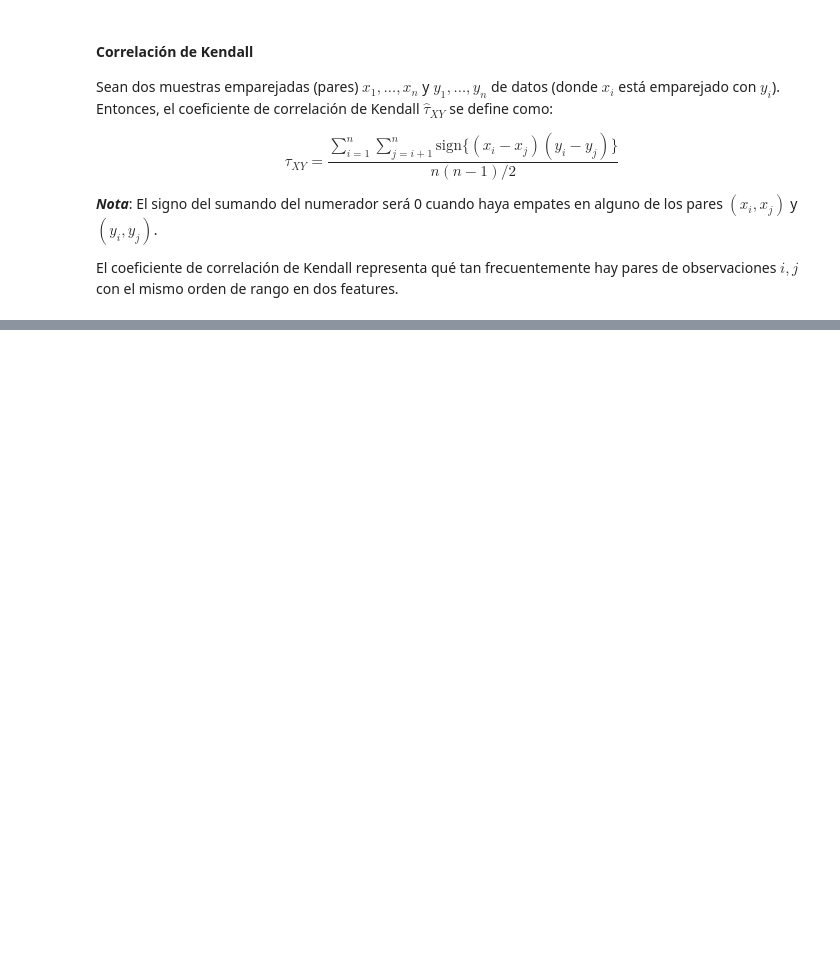
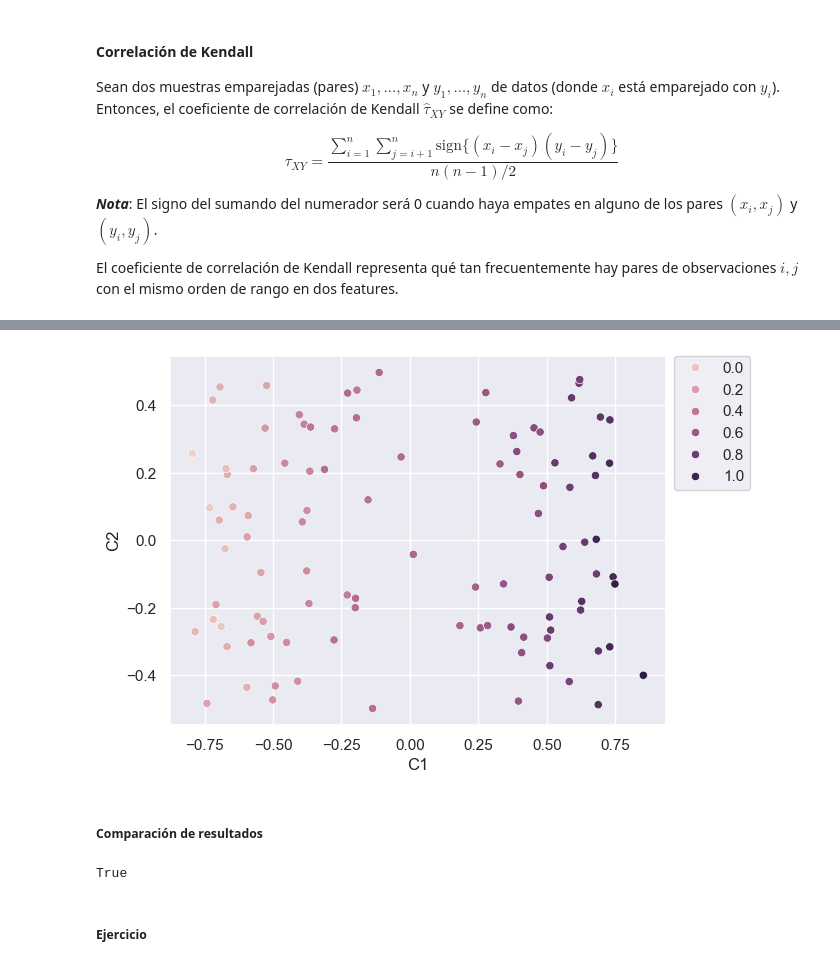
Before and after one commit to Jorge-Islas/Notas, a Jupyter notebook: Machine Learning/Resumir y visualizar datos.ipynb, the cells around one changed output, grey strips where cells are left out. Saved outputs shown, nothing was run; the diff lists cells and outputs as text; code cells hidden in the pictures; blank space fills up the shorter version.

```diff
--- a/Machine Learning/Resumir y visualizar datos.ipynb
+++ b/Machine Learning/Resumir y visualizar datos.ipynb
@@ -584,0 +668,21 @@ kendalltau(rank_x, rank_y, variant="c").statistic
+# %%
+df = pd.DataFrame(data={
+    "C1": D_new[:,0],
+    "C2": D_new[:,1],
+    "Y":  datos["Y"].copy()
+})
+
+sns.scatterplot(df, x="C1", y="C2", hue="Y")
+plt.legend(bbox_to_anchor=(1.17, 1), loc='upper right', borderaxespad=0) #
+plt.show()
+# %% [output]
+[figure, added]
+# %% [markdown]
+##### Comparación de resultados
+# %%
+eps = 0.000000000000001
+np.all(np.abs(D_k - D_new) < eps)
+# %% [output]
+True
+# %% [markdown]
+##### Ejercicio
```
Also changed, not shown: parts of 27 cells of this notebook.
